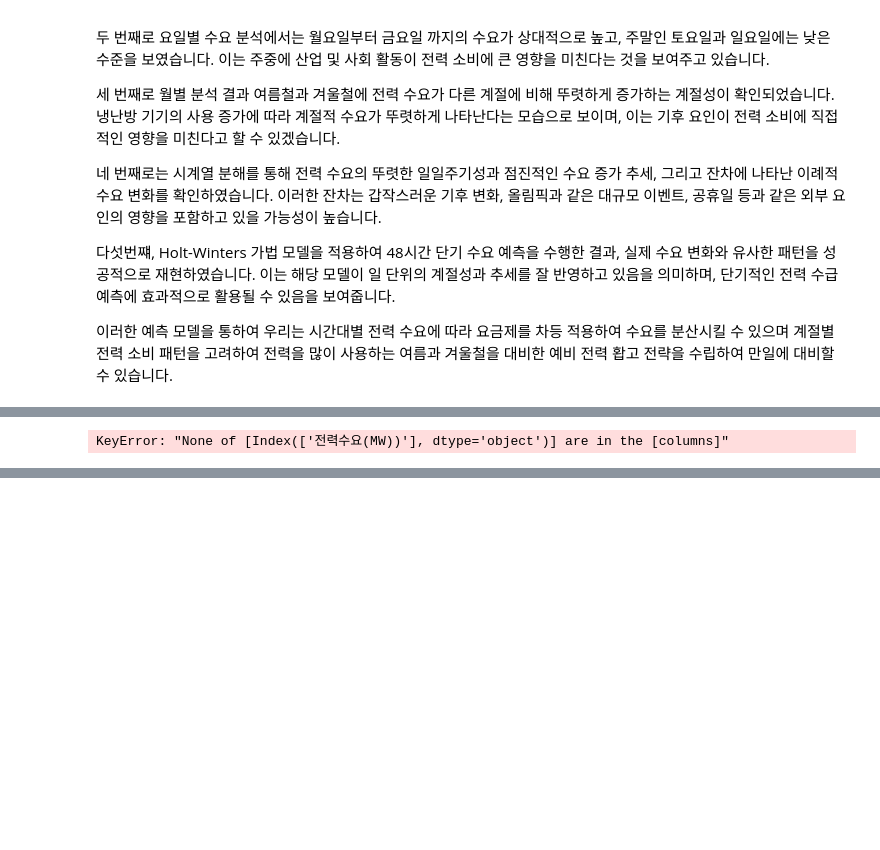
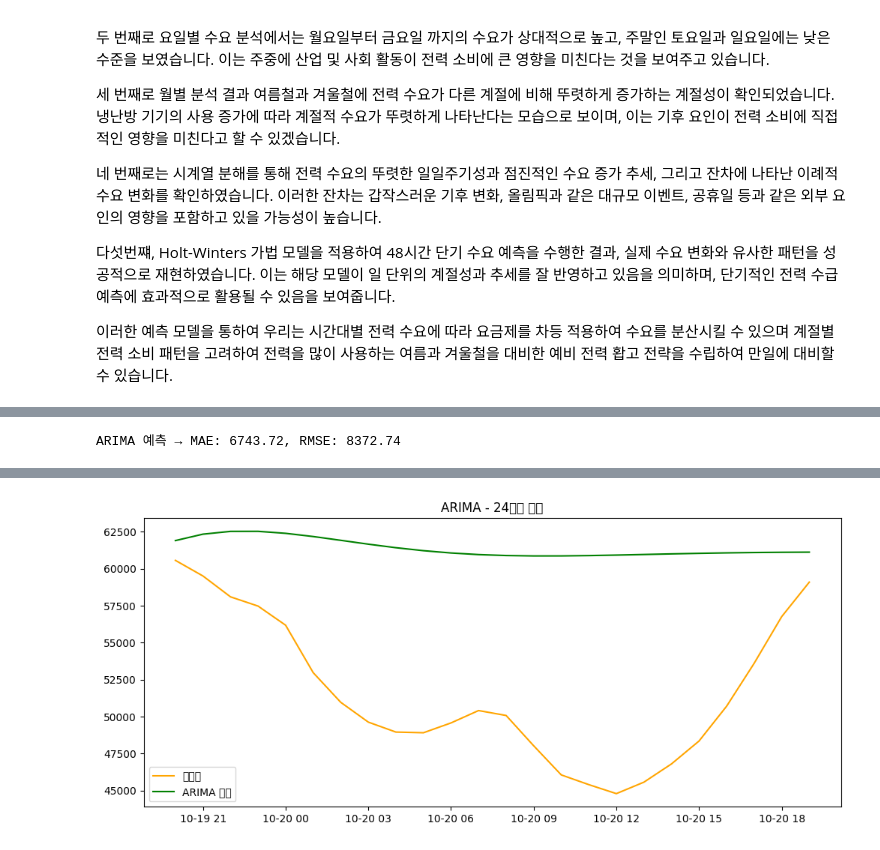
Before and after one commit to doyoung241/-, a Jupyter notebook: 전력수요량 최종.ipynb, the cells around one changed output, grey strips where cells are left out. Cells and saved outputs as stored; diff of their text form; code cells hidden in the pictures; blank space fills up the shorter version.

```diff
--- a/전력수요량 최종.ipynb
+++ b/전력수요량 최종.ipynb
@@ -173,30 +170,3 @@ NameError: name 'df_all' is not defined
-# %%
-# 🤖 5. N-BEATS 예측 (딥러닝)
-from darts import TimeSeries
-from darts.models import NBEATSModel
-from darts.dataprocessing.transformers import Scaler
-from darts.metrics import mae as d_mae, rmse as d_rmse
-
-series = TimeSeries.from_dataframe(df_long, value_cols='수요량(MWh)')
-train, val = series.split_before(0.8)
-scaler = Scaler()
-train_scaled = scaler.fit_transform(train)
-val_scaled = scaler.transform(val)
-
-nbeats = NBEATSModel(input_chunk_length=168, output_chunk_length=24, n_epochs=30, batch_size=32, random_state=42)
-nbeats.fit(train_scaled, verbose=True)
-nbeats_pred = scaler.inverse_transform(nbeats.predict(len(val_scaled)))
-
-print("NBEATS - MAE:", d_mae(val, nbeats_pred))
-print("NBEATS - RMSE:", d_rmse(val, nbeats_pred))
-
-val.plot(label='실제값')
-nbeats_pred.plot(label='N-BEATS 예측')
-plt.title('N-BEATS 예측 결과')
-plt.legend()
-plt.show()
-# %% [output]
-KeyError: "None of [Index(['전력수요(MW))'], dtype='object')] are in the [columns]"
 # %%
 
 # 📈 4. ARIMA 예측
@@ -208,10 +178,12 @@ train = df_long.iloc[:split_idx]
 test = df_long.iloc[split_idx:]
 
 # 반드시 Series로!
-model = ARIMA(train['수요량(MWh)'], order=(3,1,2))
+model = ARIMA(train['전력수요(MW)'], order=(3,1,2))
 model_fit = model.fit()
 pred = model_fit.forecast(steps=len(test))
 
-mae = mean_absolute_error(test['수요량(MWh)'], pred)
-rmse = mean_squared_error(test['수요량(MWh)'], pred) ** 0.5
+mae = mean_absolute_error(test['전력수요(MW)'], pred)
+rmse = mean_squared_error(test['전력수요(MW)'], pred) ** 0.5
 print(f'ARIMA 예측 → MAE: {mae:.2f}, RMSE: {rmse:.2f}')
+# %% [output]
+ARIMA 예측 → MAE: 6743.72, RMSE: 8372.74
@@ -262,0 +190,11 @@ plt.show()
+# %%
+# 24시간만 시각화
+test_24 = test.iloc[:24]
+pred_24 = pred[:24]
+plt.figure(figsize=(12,5))
+plt.plot(test_24.index, test_24['전력수요(MW)'], label='실제값', color='orange')
+plt.plot(test_24.index, pred_24, label='ARIMA 예측', color='green')
+plt.title('ARIMA - 24시간 예측')
+plt.legend()
+plt.show()
+# %% [output]
@@ -263 +218,2 @@ plt.show()
+[figure, added]
 # %%
```
Also changed, not shown: parts of 16 cells of this notebook.
